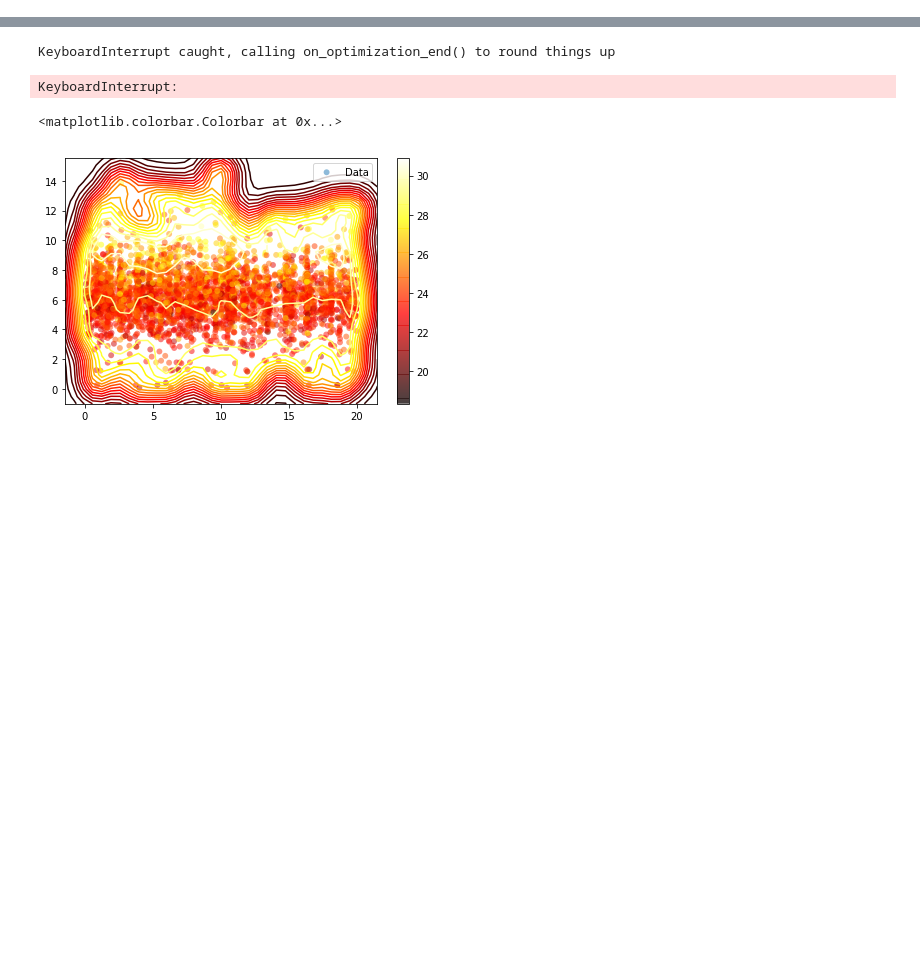
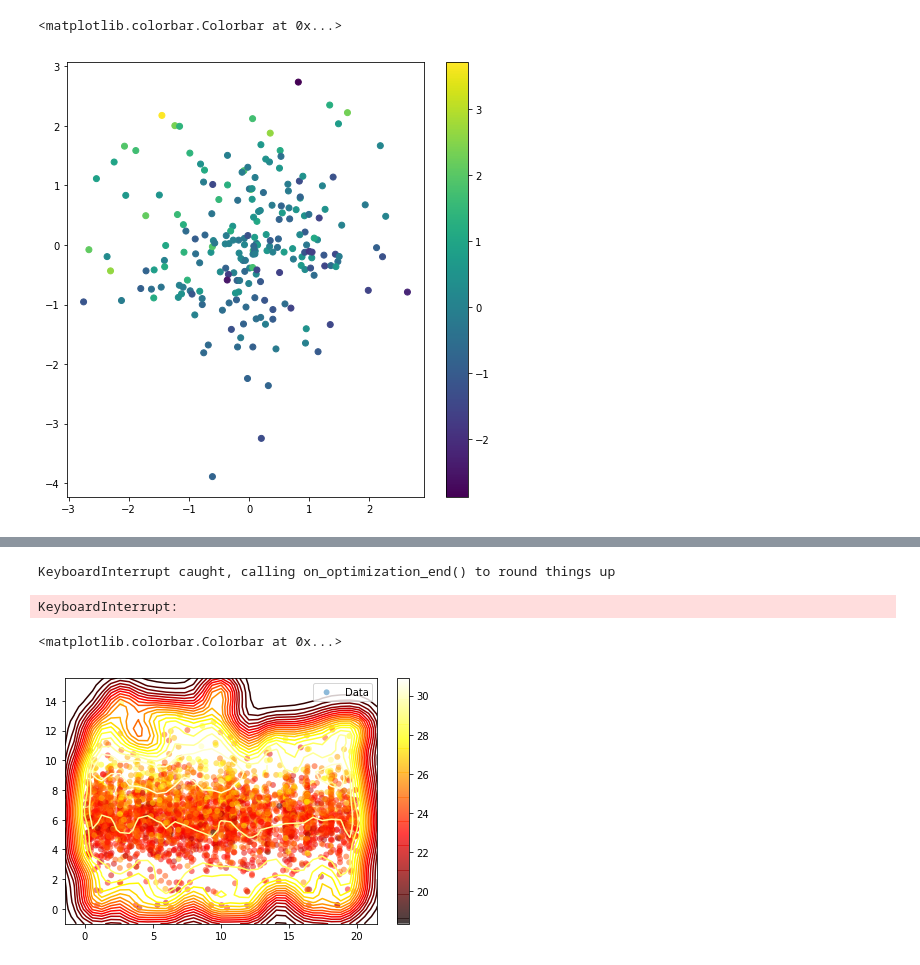
Before and after one commit to danielshak/GaussianProcesses, a Jupyter notebook: Notebooks/PPG/general_testing.ipynb, the cells around one changed output, grey strips where cells are left out. Saved outputs shown, nothing was run; the diff lists cells and outputs as text; code cells hidden in the pictures; blank space fills up the shorter version.

```diff
--- a/Notebooks/PPG/general_testing.ipynb
+++ b/Notebooks/PPG/general_testing.ipynb
@@ -134,0 +106,8 @@ data.rna_protein['AM_04M_F0'].head()
+# %%
+x_z,y_z,means,stds = ZScore(x,y)
+fig, ax = plt.subplots(figsize=(8,8))
+sc = ax.scatter(x_z[:,0],x_z[:,1],c = y_z[:,0],cmap = cm.viridis)
+plt.colorbar(sc)
+# %% [output]
+<matplotlib.colorbar.Colorbar at 0x...>
+[figure, added]
```
Also changed, not shown: parts of 11 cells of this notebook, 3 other files.
